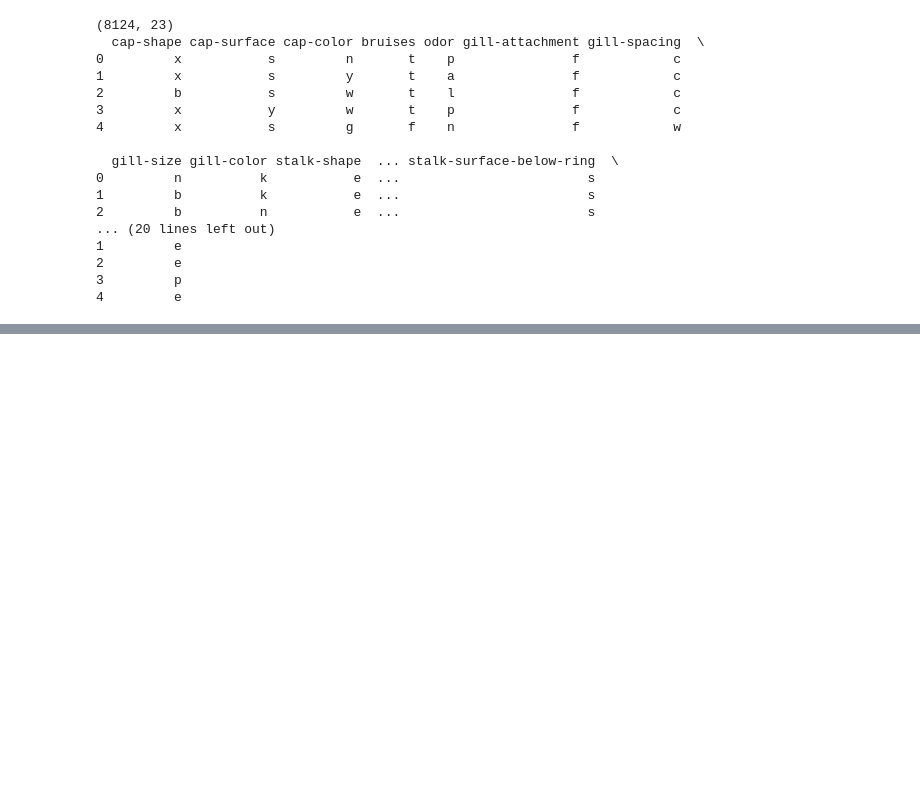
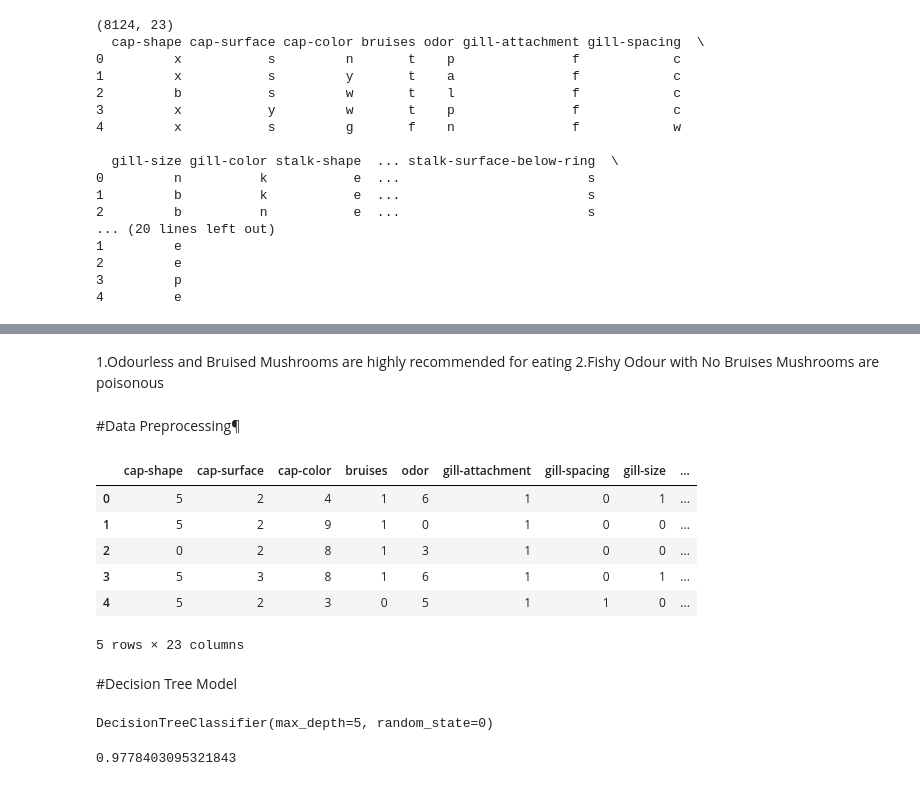
Before and after one commit to RainberryFahim/478lab1, a Jupyter notebook: MLlab1.ipynb, the cells around one changed output, grey strips where cells are left out. Cells and saved outputs as stored; diff of their text form; code cells hidden in the pictures; blank space fills up the shorter version.

```diff
--- a/MLlab1.ipynb
+++ b/MLlab1.ipynb
@@ -93,0 +136,18 @@ print(y.head())
+# %% [markdown]
+1.Odourless and Bruised Mushrooms are highly recommended for eating
+2.Fishy Odour with No Bruises Mushrooms are poisonous
+# %% [markdown]
+#Data Preprocessing¶
+# %%
+from sklearn.preprocessing import LabelEncoder
+le = LabelEncoder()
+df = df.apply(LabelEncoder().fit_transform)
+df.head()
+# %% [output]
+|  | cap-shape | cap-surface | cap-color | bruises | odor | gill-attachment | gill-spacing | gill-size | ... |
+| 0 | 5 | 2 | 4 | 1 | 6 | 1 | 0 | 1 | ... |
+| 1 | 5 | 2 | 9 | 1 | 0 | 1 | 0 | 0 | ... |
+| 2 | 0 | 2 | 8 | 1 | 3 | 1 | 0 | 0 | ... |
+| 3 | 5 | 3 | 8 | 1 | 6 | 1 | 0 | 1 | ... |
+| 4 | 5 | 2 | 3 | 0 | 5 | 1 | 1 | 0 | ... |
+5 rows × 23 columns
@@ -93,0 +160,12 @@ print(y.head())
+# %% [markdown]
+#Decision Tree Model
+# %%
+from sklearn.tree import DecisionTreeClassifier
+dt = DecisionTreeClassifier(random_state = 0 , max_depth = 5)
+dt.fit(x_train , y_train)
+# %% [output]
+DecisionTreeClassifier(max_depth=5, random_state=0)
+# %%
+dt.score(x_train , y_train)
+# %% [output]
+0.9778403095321843
```
Also changed, not shown: parts of 14 cells of this notebook.
